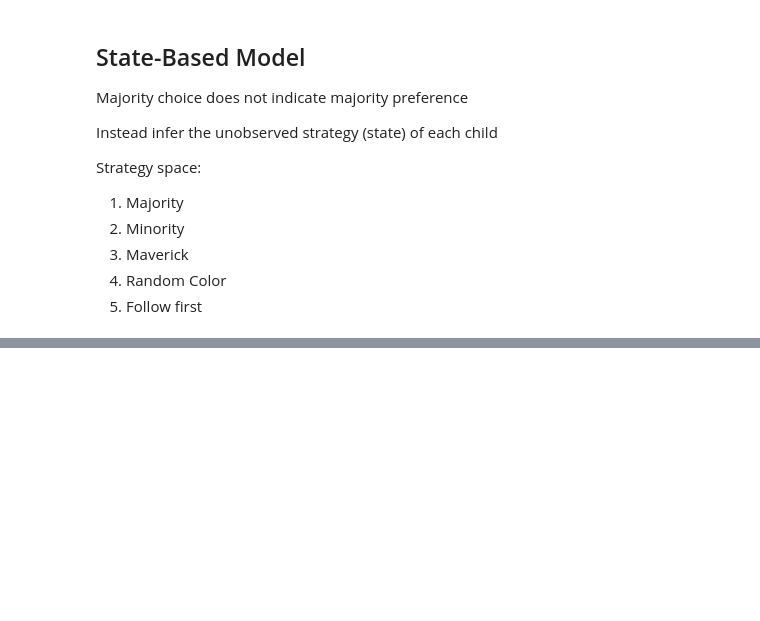
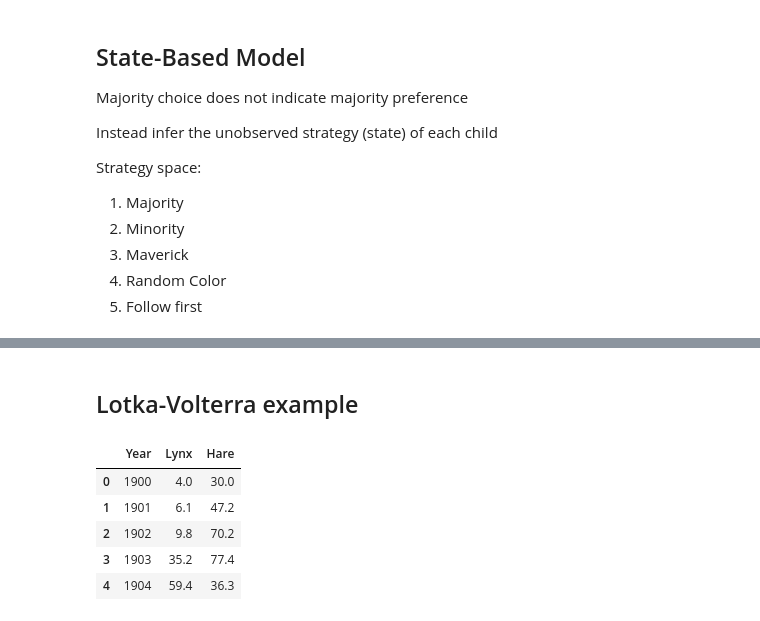
Before and after one commit to kpjmcg/Statistical-Rethinking-2023-Python-Notes, a Jupyter notebook: Lecture_19_2023.ipynb, the cells around one changed output, grey strips where cells are left out. Saved outputs shown, nothing was run; the diff lists cells and outputs as text; code cells hidden in the pictures; blank space fills up the shorter version.

```diff
--- a/Lecture_19_2023.ipynb
+++ b/Lecture_19_2023.ipynb
@@ -279,0 +391,12 @@ Strategy space:
+# %% [markdown]
+## Lotka-Volterra example
+# %%
+lh = pd.read_csv('Data/Lynx_Hare.csv',sep=';')
+lh.head()
+# %% [output]
+|  | Year | Lynx | Hare |
+| 0 | 1900 | 4.0 | 30.0 |
+| 1 | 1901 | 6.1 | 47.2 |
+| 2 | 1902 | 9.8 | 70.2 |
+| 3 | 1903 | 35.2 | 77.4 |
+| 4 | 1904 | 59.4 | 36.3 |
```
Also changed, not shown: parts of 23 cells of this notebook.
